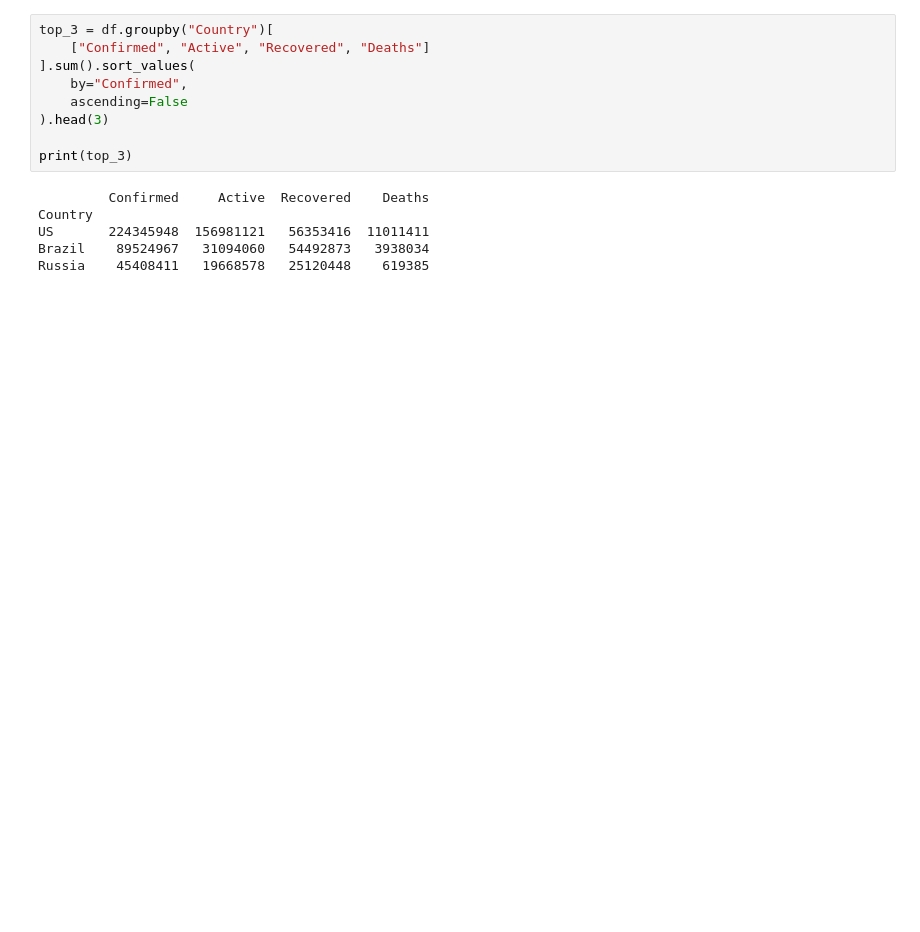
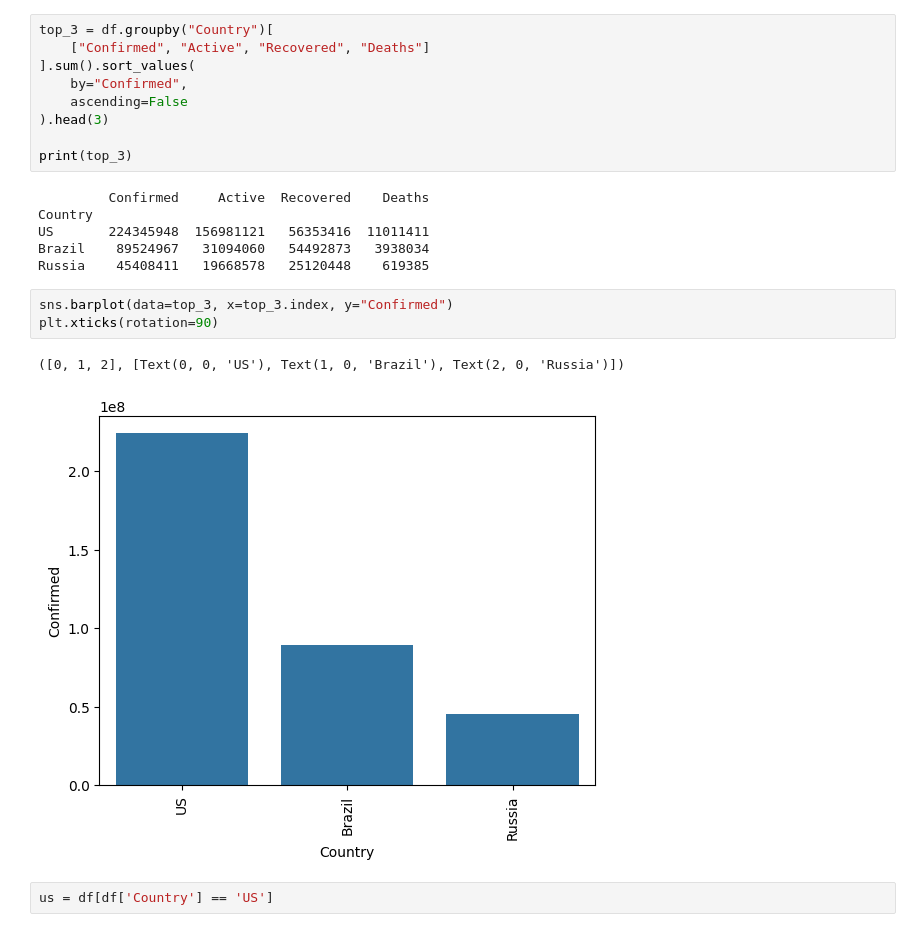
Before and after one commit to sk-shahsi/ML_Model, a Jupyter notebook: covid_19_Capstone_Project.ipynb, the cells around one changed output. Saved outputs shown, nothing was run; the diff lists cells and outputs as text; blank space fills up the shorter version.

```diff
--- a/covid_19_Capstone_Project.ipynb
+++ b/covid_19_Capstone_Project.ipynb
@@ -171,3 +182,11 @@ Country
 US       224345948  156981121   56353416  11011411
 Brazil    89524967   31094060   54492873   3938034
 Russia    45408411   19668578   25120448    619385
+# %%
+sns.barplot(data=top_3, x=top_3.index, y="Confirmed")
+plt.xticks(rotation=90)
+# %% [output]
+([0, 1, 2], [Text(0, 0, 'US'), Text(1, 0, 'Brazil'), Text(2, 0, 'Russia')])
+[figure, added]
+# %%
+us = df[df['Country'] == 'US']
```
Also changed, not shown: parts of 41 cells of this notebook.
